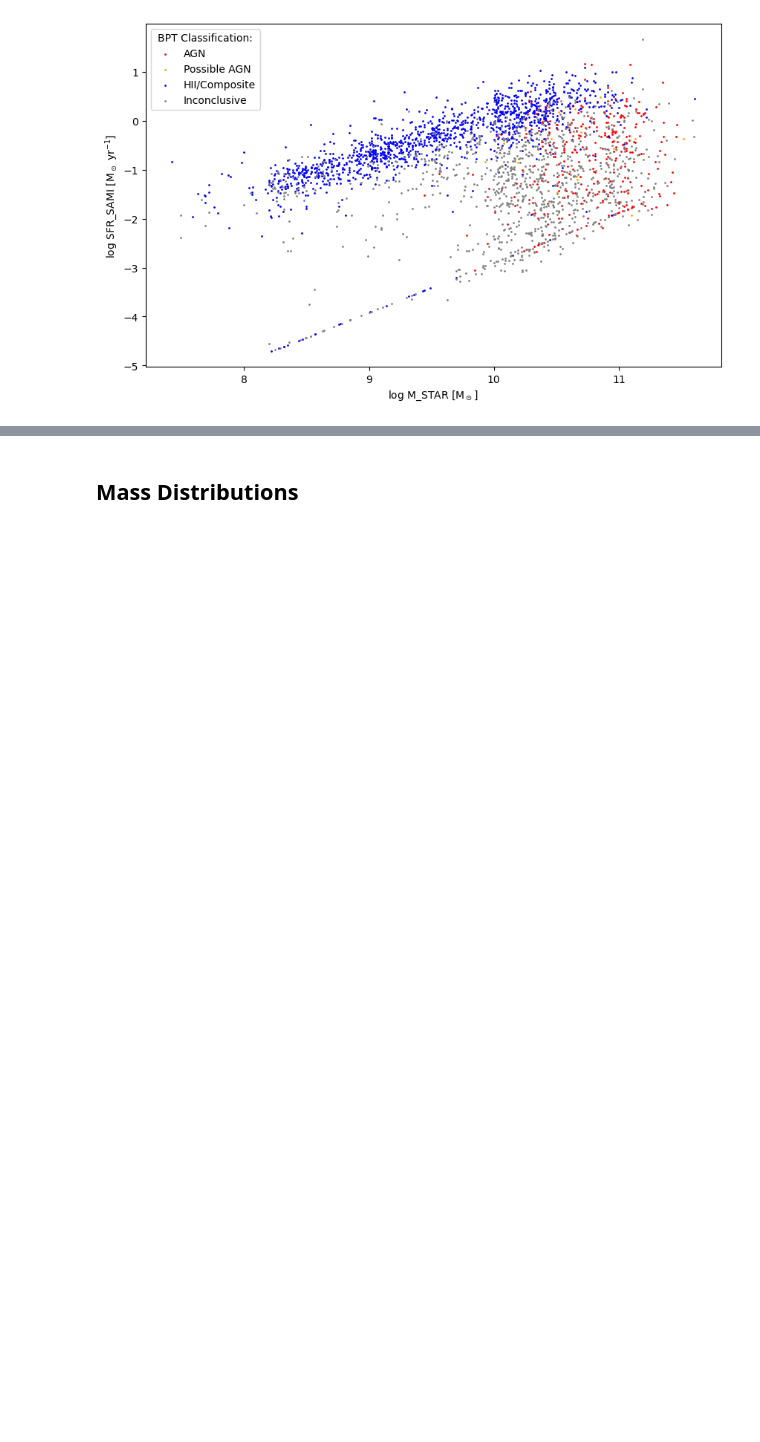
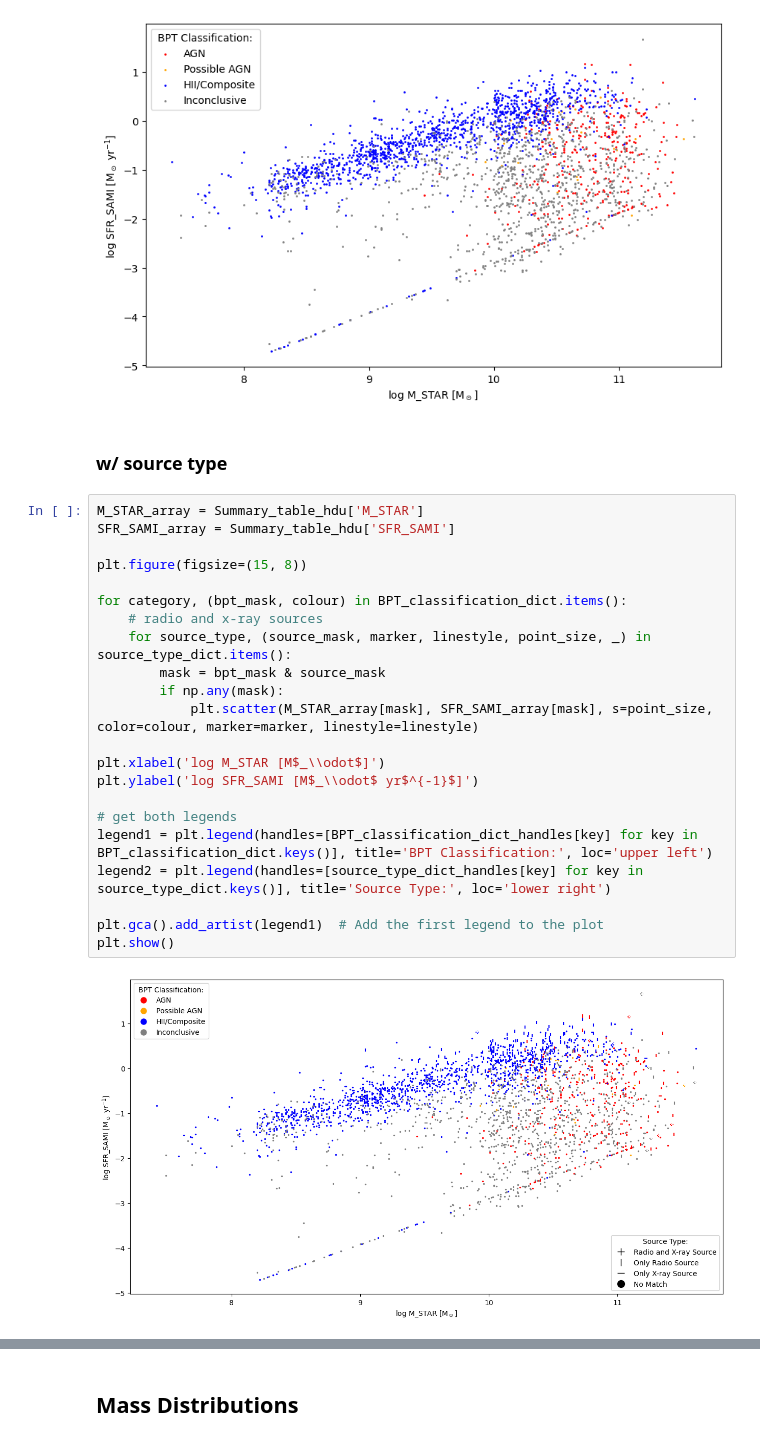
Before and after one commit to mspan4/sami_tools_smc_mspa4681, a Jupyter notebook: Code/AGN_statistics.ipynb, the cells around one changed output, grey strips where cells are left out. Cells and saved outputs as stored; diff of their text form; blank space fills up the shorter version.

```diff
--- a/Code/AGN_statistics.ipynb
+++ b/Code/AGN_statistics.ipynb
@@ -134,3 +188,29 @@ plt.legend(title='BPT Classification:')
 # %% [output]
 <matplotlib.legend.Legend at 0x...>
 [figure]
+# %% [markdown]
+### w/ source type
+# %%
+M_STAR_array = Summary_table_hdu['M_STAR']
+SFR_SAMI_array = Summary_table_hdu['SFR_SAMI']
+
+plt.figure(figsize=(15, 8))
+
+for category, (bpt_mask, colour) in BPT_classification_dict.items():
+    # radio and x-ray sources
+    for source_type, (source_mask, marker, linestyle, point_size, _) in source_type_dict.items():
+        mask = bpt_mask & source_mask
+        if np.any(mask):
+            plt.scatter(M_STAR_array[mask], SFR_SAMI_array[mask], s=point_size, color=colour, marker=marker, linestyle=linestyle)
+
+plt.xlabel('log M_STAR [M$_\\odot$]')
+plt.ylabel('log SFR_SAMI [M$_\\odot$ yr$^{-1}$]')
+
+# get both legends
+legend1 = plt.legend(handles=[BPT_classification_dict_handles[key] for key in BPT_classification_dict.keys()], title='BPT Classification:', loc='upper left')
+legend2 = plt.legend(handles=[source_type_dict_handles[key] for key in source_type_dict.keys()], title='Source Type:', loc='lower right')
+
+plt.gca().add_artist(legend1)  # Add the first legend to the plot
+plt.show()
+# %% [output]
+[figure, added]
```
Also changed, not shown: parts of 47 cells of this notebook, 1 other file.
